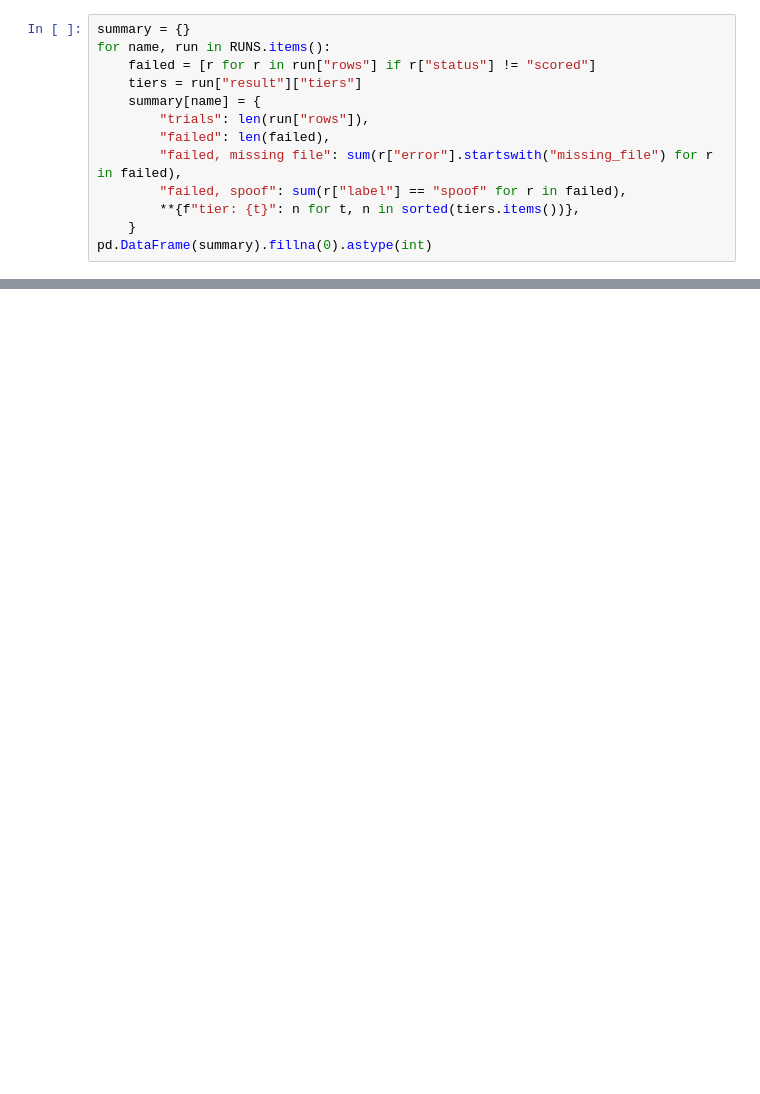
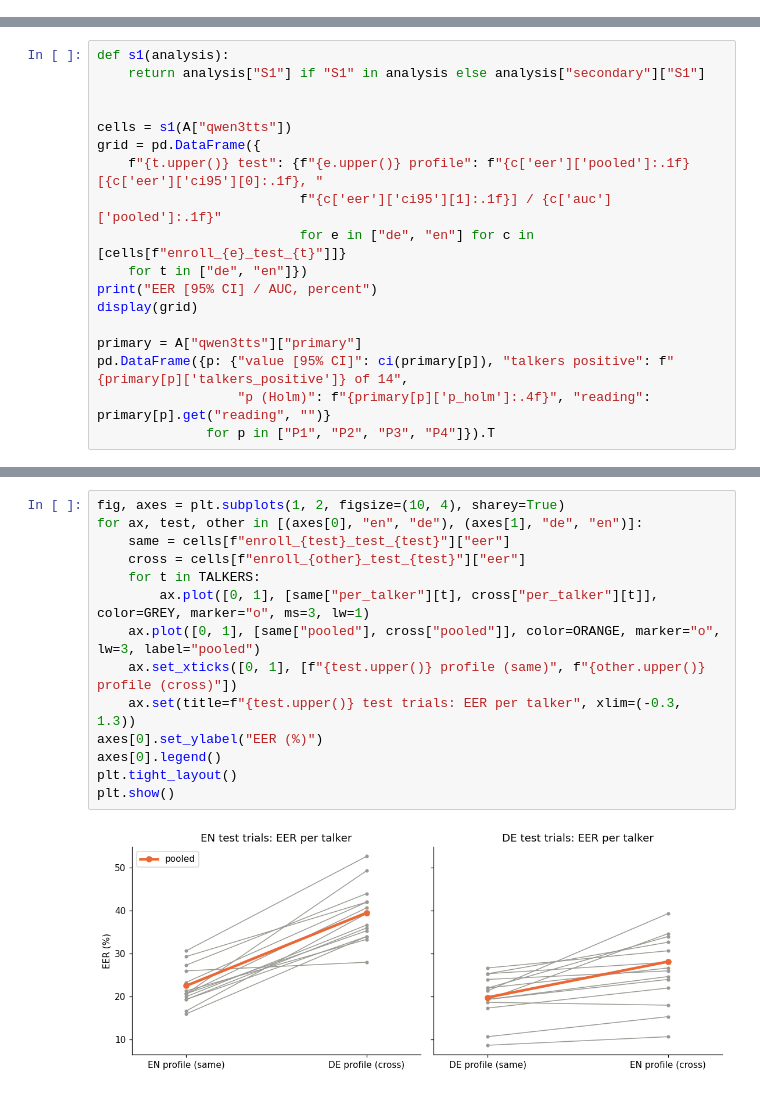
Before and after one commit to karakartal190360/master-thesis, a Jupyter notebook: notebooks/pvp_reproduction_demo.ipynb, the cells around one changed output, grey strips where cells are left out. Drawn from its saved outputs; the diff is of its cells as text; blank space fills up the shorter version.

Commit message:
Rewrite notebook as technical report with Phase 6 results

```diff
--- a/notebooks/pvp_reproduction_demo.ipynb
+++ b/notebooks/pvp_reproduction_demo.ipynb
@@ -355,13 +0,0 @@ when no phoneme features can be extracted. Our runner records both.
-# %%
-summary = {}
-for name, run in RUNS.items():
-    failed = [r for r in run["rows"] if r["status"] != "scored"]
-    tiers = run["result"]["tiers"]
-    summary[name] = {
-        "trials": len(run["rows"]),
-        "failed": len(failed),
-        "failed, missing file": sum(r["error"].startswith("missing_file") for r in failed),
-        "failed, spoof": sum(r["label"] == "spoof" for r in failed),
-        **{f"tier: {t}": n for t, n in sorted(tiers.items())},
-    }
-pd.DataFrame(summary).fillna(0).astype(int)
@@ -542,0 +265,18 @@ Details and evidence: `docs/reproduction.md`. W&B runs: see `run.json` of each r
+# %%
+def s1(analysis):
+    return analysis["S1"] if "S1" in analysis else analysis["secondary"]["S1"]
+
+
+cells = s1(A["qwen3tts"])
+grid = pd.DataFrame({
+    f"{t.upper()} test": {f"{e.upper()} profile": f"{c['eer']['pooled']:.1f} [{c['eer']['ci95'][0]:.1f}, "
+                          f"{c['eer']['ci95'][1]:.1f}] / {c['auc']['pooled']:.1f}"
+                          for e in ["de", "en"] for c in [cells[f"enroll_{e}_test_{t}"]]}
+    for t in ["de", "en"]})
+print("EER [95% CI] / AUC, percent")
+display(grid)
+
+primary = A["qwen3tts"]["primary"]
+pd.DataFrame({p: {"value [95% CI]": ci(primary[p]), "talkers positive": f"{primary[p]['talkers_positive']} of 14",
+                  "p (Holm)": f"{primary[p]['p_holm']:.4f}", "reading": primary[p].get("reading", "")}
+              for p in ["P1", "P2", "P3", "P4"]}).T
@@ -542,0 +293,16 @@ Details and evidence: `docs/reproduction.md`. W&B runs: see `run.json` of each r
+# %%
+fig, axes = plt.subplots(1, 2, figsize=(10, 4), sharey=True)
+for ax, test, other in [(axes[0], "en", "de"), (axes[1], "de", "en")]:
+    same = cells[f"enroll_{test}_test_{test}"]["eer"]
+    cross = cells[f"enroll_{other}_test_{test}"]["eer"]
+    for t in TALKERS:
+        ax.plot([0, 1], [same["per_talker"][t], cross["per_talker"][t]], color=GREY, marker="o", ms=3, lw=1)
+    ax.plot([0, 1], [same["pooled"], cross["pooled"]], color=ORANGE, marker="o", lw=3, label="pooled")
+    ax.set_xticks([0, 1], [f"{test.upper()} profile (same)", f"{other.upper()} profile (cross)"])
+    ax.set(title=f"{test.upper()} test trials: EER per talker", xlim=(-0.3, 1.3))
+axes[0].set_ylabel("EER (%)")
+axes[0].legend()
+plt.tight_layout()
+plt.show()
+# %% [output]
+[figure, added]
```
Also changed, not shown: parts of 62 cells of this notebook.
